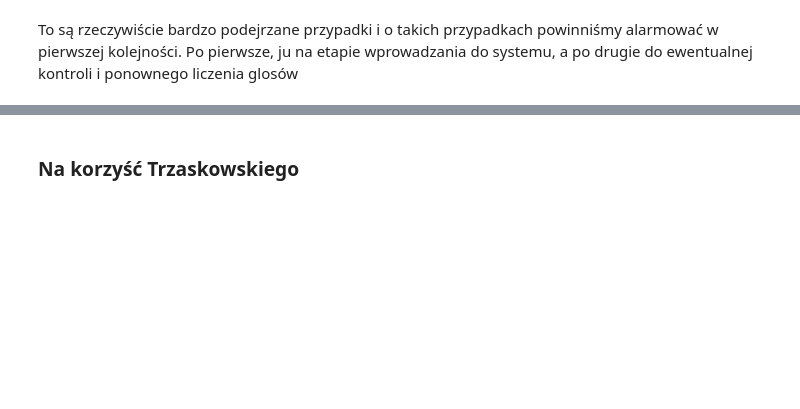
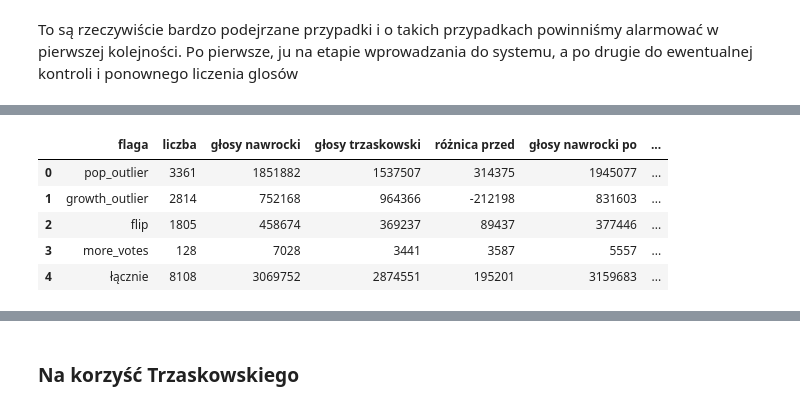
Before and after one commit to ijaniszewski/electoral-anomalies, a Jupyter notebook: analysis/kontek_2025_review/kontek_2025_implementacja.ipynb, the cells around one changed output, grey strips where cells are left out. Cells and saved outputs as stored; diff of their text form; code cells hidden in the pictures; blank space fills up the shorter version.

```diff
--- a/kontek.ipynb
+++ b/analysis/kontek_2025_review/kontek_2025_implementacja.ipynb
@@ -395,0 +346,4 @@ To są rzeczywiście bardzo podejrzane przypadki i o takich przypadkach powinni
+# %%
+cand = "nawrocki"
+opponent = "trzaskowski"
+outliers_df = methods.generate_candidate_outliers(df, cand, opponent, k)
@@ -395,0 +384,3 @@ To są rzeczywiście bardzo podejrzane przypadki i o takich przypadkach powinni
+# %%
+# suma głosów. jeżeli w komisji występuje więcej niż jedna anomalia, sumuj jej głosy tylko raz
+outliers_df["anomalies"] = outliers_df.apply(methods.assign_top_anomaly, axis=1)
@@ -395,0 +391,15 @@ To są rzeczywiście bardzo podejrzane przypadki i o takich przypadkach powinni
+# %%
+outliers_df[cand + "_median_r2"] = outliers_df.groupby("bucket")[cand + "_r2"].transform("median")
+outliers_df[opponent + "_median_r2"] = outliers_df.groupby("bucket")[opponent + "_r2"].transform("median")
+# %%
+outliers_df = methods.add_median_corrected_votes(outliers_df, cand, opponent)
+# %%
+summary_df = methods.summarize_by_anomaly(outliers_df, cand, opponent)
+summary_df
+# %% [output]
+|  | flaga | liczba | głosy nawrocki | głosy trzaskowski | różnica przed | głosy nawrocki po | ... |
+| 0 | pop_outlier | 3361 | 1851882 | 1537507 | 314375 | 1945077 | ... |
+| 1 | growth_outlier | 2814 | 752168 | 964366 | -212198 | 831603 | ... |
+| 2 | flip | 1805 | 458674 | 369237 | 89437 | 377446 | ... |
+| 3 | more_votes | 128 | 7028 | 3441 | 3587 | 5557 | ... |
+| 4 | łącznie | 8108 | 3069752 | 2874551 | 195201 | 3159683 | ... |
```
Also changed, not shown: parts of 76 cells of this notebook, 13 other files.
